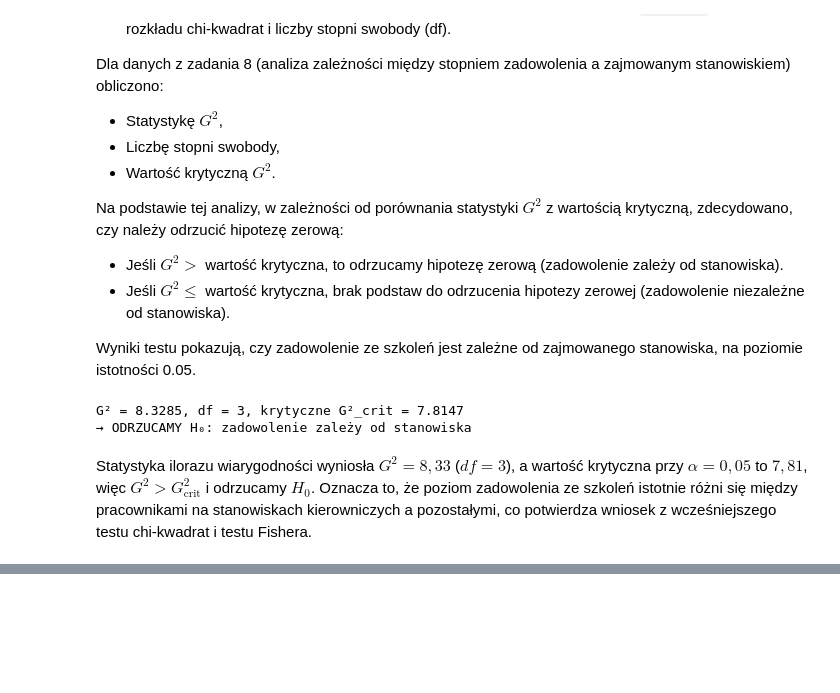
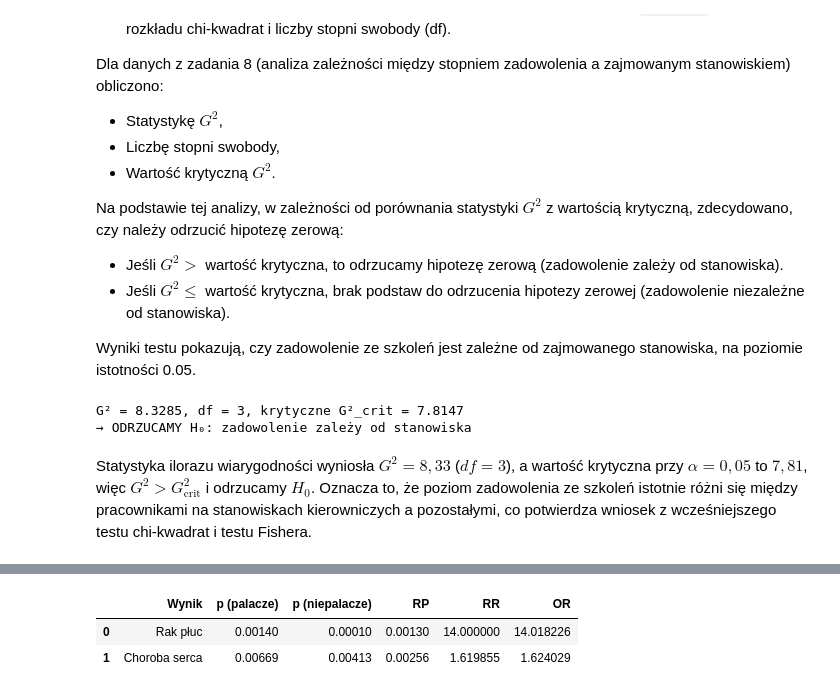
Before and after one commit to mathieuboro/Analysis_of_Survey_Data, a Jupyter notebook: Sprawozdanie2.ipynb, the cells around one changed output, grey strips where cells are left out. Drawn from its saved outputs; the diff is of its cells as text; code cells hidden in the pictures; blank space fills up the shorter version.

```diff
--- a/Sprawozdanie2.ipynb
+++ b/Sprawozdanie2.ipynb
@@ -521,0 +526,33 @@ Statystyka ilorazu wiarygodności wyniosła $G^2 = 8{,}33$ ($df = 3$), a wartoś
+# %%
+pluca_palacze = 0.00140
+pluca_niepalacze = 0.00010
+serce_palacze = 0.00669
+serce_niepalacze = 0.00413
+
+def compute_metrics(p1, p2):
+    rp = p1 - p2
+    rr = p1 / p2
+    or_ = (p1 / (1 - p1)) / (p2 / (1 - p2))
+    return rp, rr, or_
+
+results = []
+for outcome, p1, p2 in [
+    ("Rak płuc", pluca_palacze, pluca_niepalacze),
+    ("Choroba serca", serce_palacze, serce_niepalacze),
+]:
+    rp, rr, or_ = compute_metrics(p1, p2)
+    results.append({
+        "Wynik": outcome,
+        "p (palacze)": p1,
+        "p (niepalacze)": p2,
+        "RP": rp,
+        "RR": rr,
+        "OR": or_,
+    })
+
+df = pd.DataFrame(results)
+df
+# %% [output]
+|  | Wynik | p (palacze) | p (niepalacze) | RP | RR | OR |
+| 0 | Rak płuc | 0.00140 | 0.00010 | 0.00130 | 14.000000 | 14.018226 |
+| 1 | Choroba serca | 0.00669 | 0.00413 | 0.00256 | 1.619855 | 1.624029 |
```
Also changed, not shown: parts of 10 cells of this notebook.
